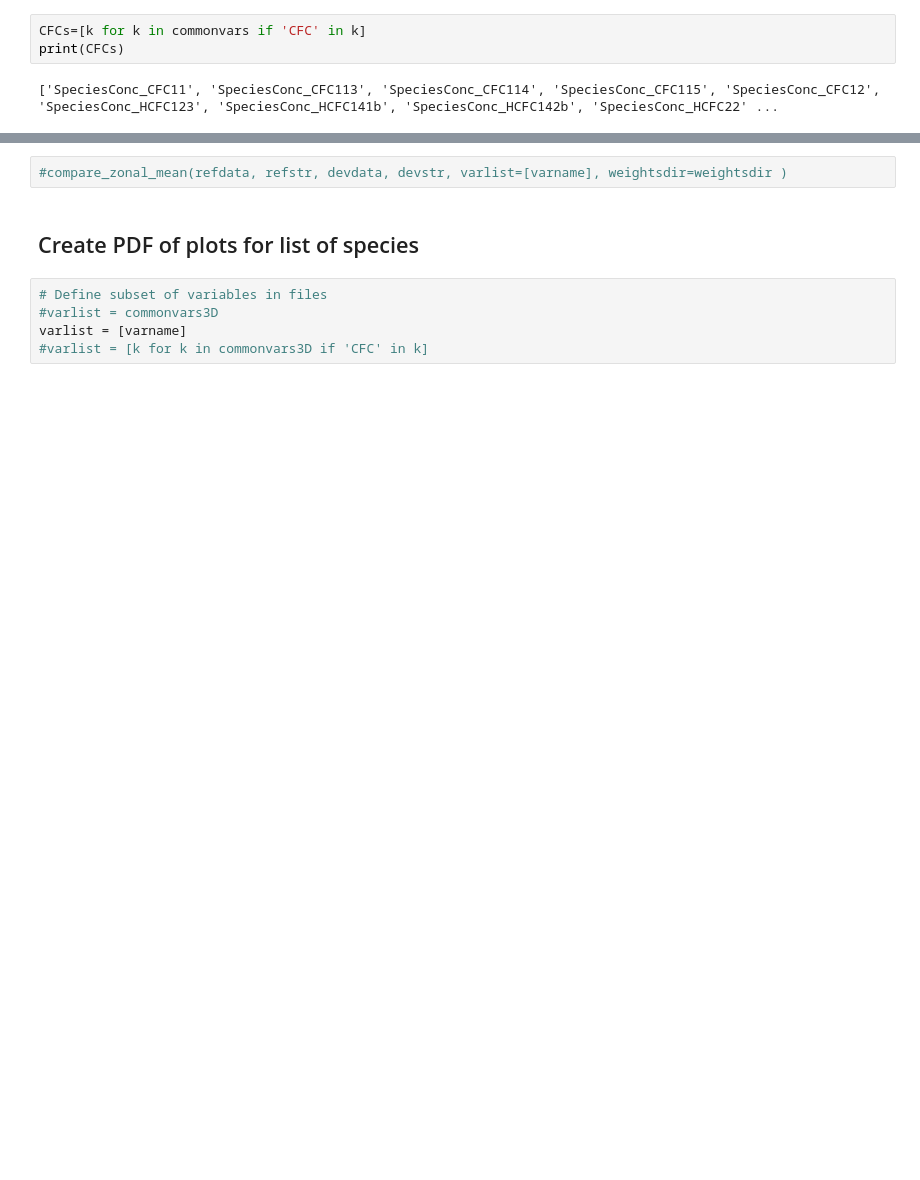
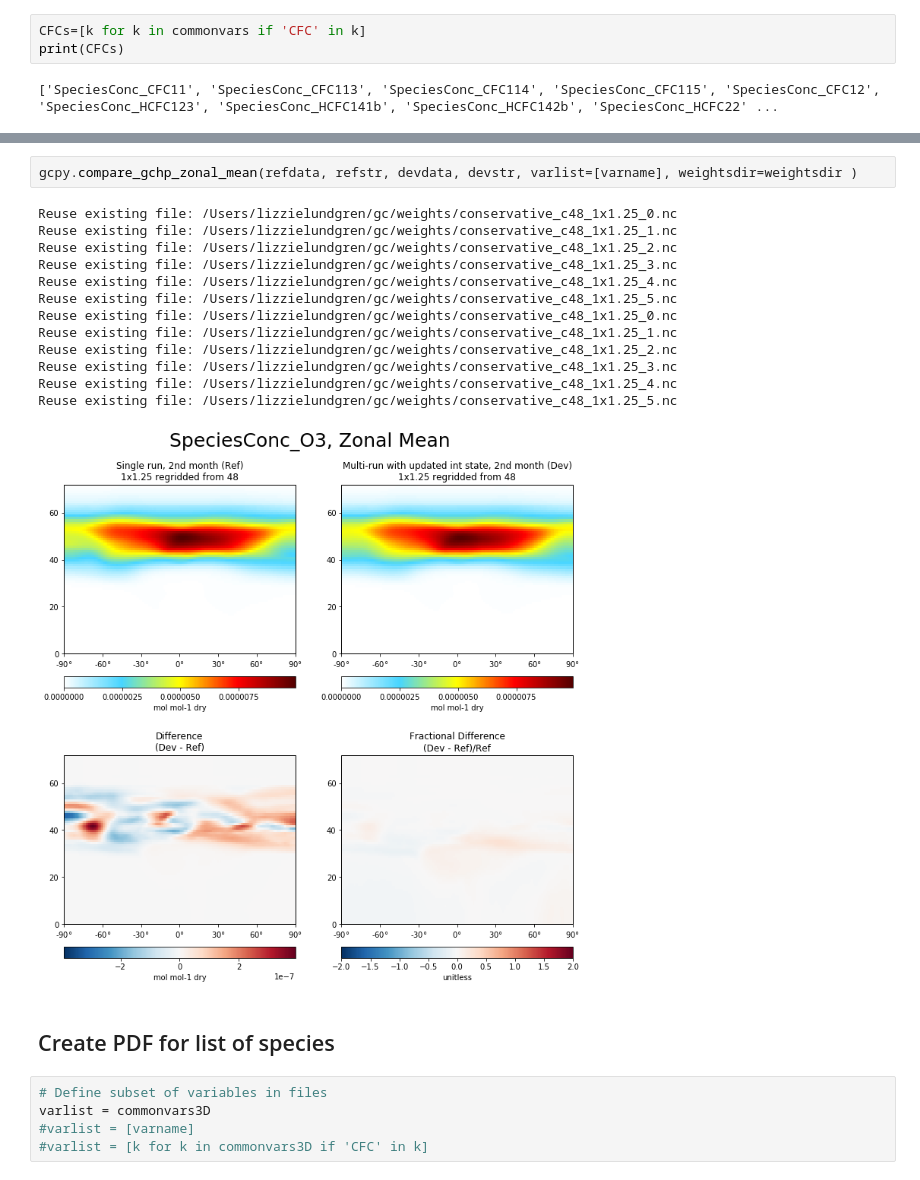
Before and after one commit to lizziel/geoschem_data_visualization, a Jupyter notebook: gchp_vs_gchp_comparison.ipynb, the cells around one changed output, grey strips where cells are left out. Drawn from its saved outputs; the diff is of its cells as text; blank space fills up the shorter version.

```diff
--- a/gchp_vs_gchp_comparison.ipynb
+++ b/gchp_vs_gchp_comparison.ipynb
@@ -672,11 +111,25 @@ Global stats:
 # %%
-#compare_zonal_mean(refdata, refstr, devdata, devstr, varlist=[varname], weightsdir=weightsdir )
+gcpy.compare_gchp_zonal_mean(refdata, refstr, devdata, devstr, varlist=[varname], weightsdir=weightsdir )
+# %% [output]
+Reuse existing file: /Users/lizzielundgren/gc/weights/conservative_c48_1x1.25_0.nc
+Reuse existing file: /Users/lizzielundgren/gc/weights/conservative_c48_1x1.25_1.nc
+Reuse existing file: /Users/lizzielundgren/gc/weights/conservative_c48_1x1.25_2.nc
+Reuse existing file: /Users/lizzielundgren/gc/weights/conservative_c48_1x1.25_3.nc
+Reuse existing file: /Users/lizzielundgren/gc/weights/conservative_c48_1x1.25_4.nc
+Reuse existing file: /Users/lizzielundgren/gc/weights/conservative_c48_1x1.25_5.nc
+Reuse existing file: /Users/lizzielundgren/gc/weights/conservative_c48_1x1.25_0.nc
+Reuse existing file: /Users/lizzielundgren/gc/weights/conservative_c48_1x1.25_1.nc
+Reuse existing file: /Users/lizzielundgren/gc/weights/conservative_c48_1x1.25_2.nc
+Reuse existing file: /Users/lizzielundgren/gc/weights/conservative_c48_1x1.25_3.nc
+Reuse existing file: /Users/lizzielundgren/gc/weights/conservative_c48_1x1.25_4.nc
+Reuse existing file: /Users/lizzielundgren/gc/weights/conservative_c48_1x1.25_5.nc
+[figure, added]
 # %% [markdown]
-## Create PDF of plots for list of species
+## Create PDF for list of species
 # %%
 # Define subset of variables in files
-#varlist = commonvars3D
-varlist = [varname]
+varlist = commonvars3D
+#varlist = [varname]
 #varlist = [k for k in commonvars3D if 'CFC' in k]
 # %%
 # Surface
```
Also changed, not shown: parts of 42 cells of this notebook.
